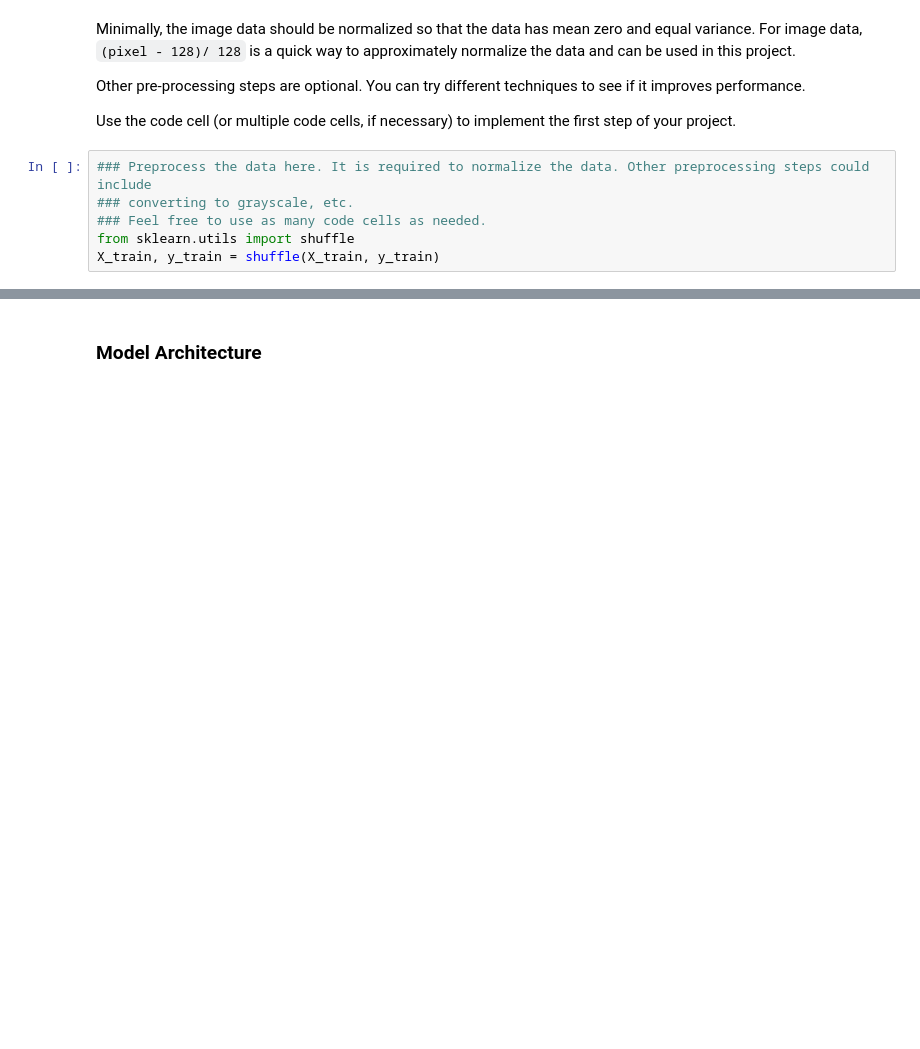
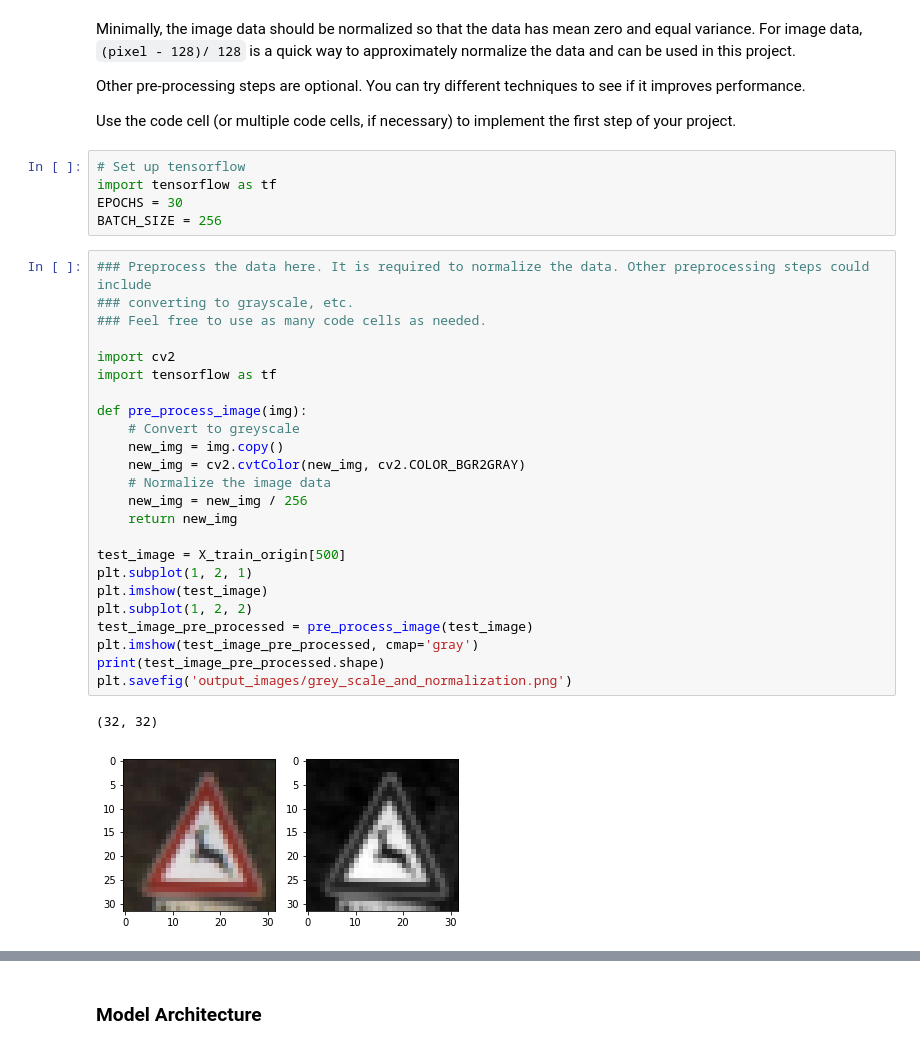
Before and after one commit to ChengJoyceJi/CarND-Traffic-Sign-Classifier-Project, a Jupyter notebook: Traffic_Sign_Classifier.ipynb, the cells around one changed output, grey strips where cells are left out. Saved outputs shown, nothing was run; the diff lists cells and outputs as text; blank space fills up the shorter version.

```diff
--- a/Traffic_Sign_Classifier.ipynb
+++ b/Traffic_Sign_Classifier.ipynb
@@ -130,9 +169,35 @@ Minimally, the image data should be normalized so that the data has mean zero an
 Other pre-processing steps are optional. You can try different techniques to see if it improves performance.
 
 Use the code cell (or multiple code cells, if necessary) to implement the first step of your project.
+# %%
+# Set up tensorflow
+import tensorflow as tf
+EPOCHS = 30
+BATCH_SIZE = 256
 # %%
 ### Preprocess the data here. It is required to normalize the data. Other preprocessing steps could include
 ### converting to grayscale, etc.
 ### Feel free to use as many code cells as needed.
-from sklearn.utils import shuffle
-X_train, y_train = shuffle(X_train, y_train)
+
+import cv2
+import tensorflow as tf
+
+def pre_process_image(img):
+    # Convert to greyscale
+    new_img = img.copy()
+    new_img = cv2.cvtColor(new_img, cv2.COLOR_BGR2GRAY)
+    # Normalize the image data
+    new_img = new_img / 256
+    return new_img
+
+test_image = X_train_origin[500]
+plt.subplot(1, 2, 1)
+plt.imshow(test_image)
+plt.subplot(1, 2, 2)
+test_image_pre_processed = pre_process_image(test_image)
+plt.imshow(test_image_pre_processed, cmap='gray')
+print(test_image_pre_processed.shape)
+plt.savefig('output_images/grey_scale_and_normalization.png')
+# %% [output]
+(32, 32)
+[figure, added]
```
Also changed, not shown: parts of 27 cells of this notebook, 3 other files.
